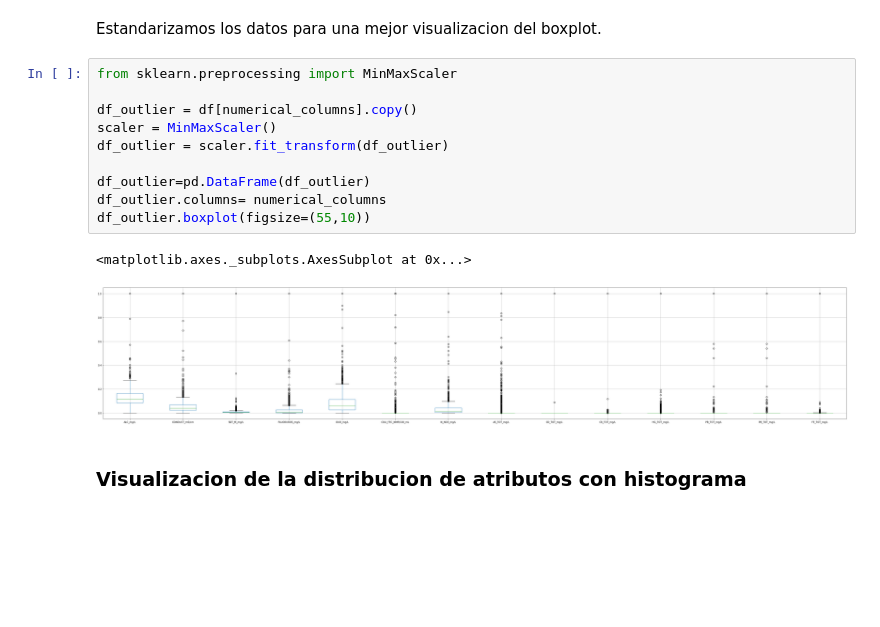
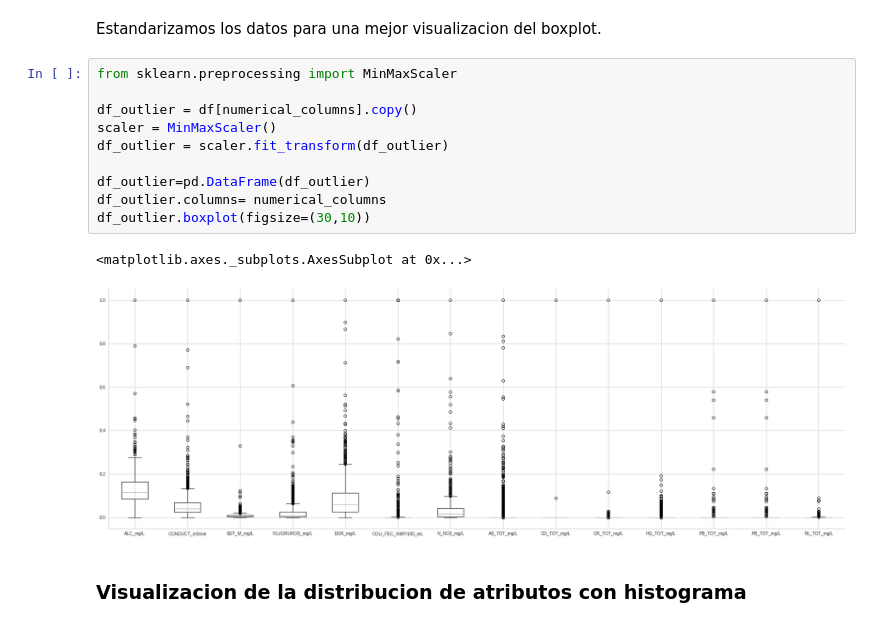
Before and after one commit to PosgradoMNA/actividades-del-projecto-equipo-48, a Jupyter notebook: Reto/Entrega1/Reto_Entrega_1.ipynb, the cells around one changed output. Cells and saved outputs as stored; diff of their text form; blank space fills up the shorter version.

```diff
--- a/Reto/Entrega1/Reto_Entrega_1.ipynb
+++ b/Reto/Entrega1/Reto_Entrega_1.ipynb
@@ -221,16 +401,16 @@ Estandarizamos los datos para una mejor visualizacion del boxplot.
 # %%
 from sklearn.preprocessing import MinMaxScaler
 
 df_outlier = df[numerical_columns].copy()
 scaler = MinMaxScaler()
 df_outlier = scaler.fit_transform(df_outlier)
 
 df_outlier=pd.DataFrame(df_outlier)
 df_outlier.columns= numerical_columns
-df_outlier.boxplot(figsize=(55,10))
+df_outlier.boxplot(figsize=(30,10))
 # %% [output]
 <matplotlib.axes._subplots.AxesSubplot at 0x...>
-[figure, old version]
+[figure, new version]
 # %% [markdown]
 ### **Visualizacion de la distribucion de atributos con histograma**
 # %%
```
Also changed, not shown: parts of 53 cells of this notebook.
